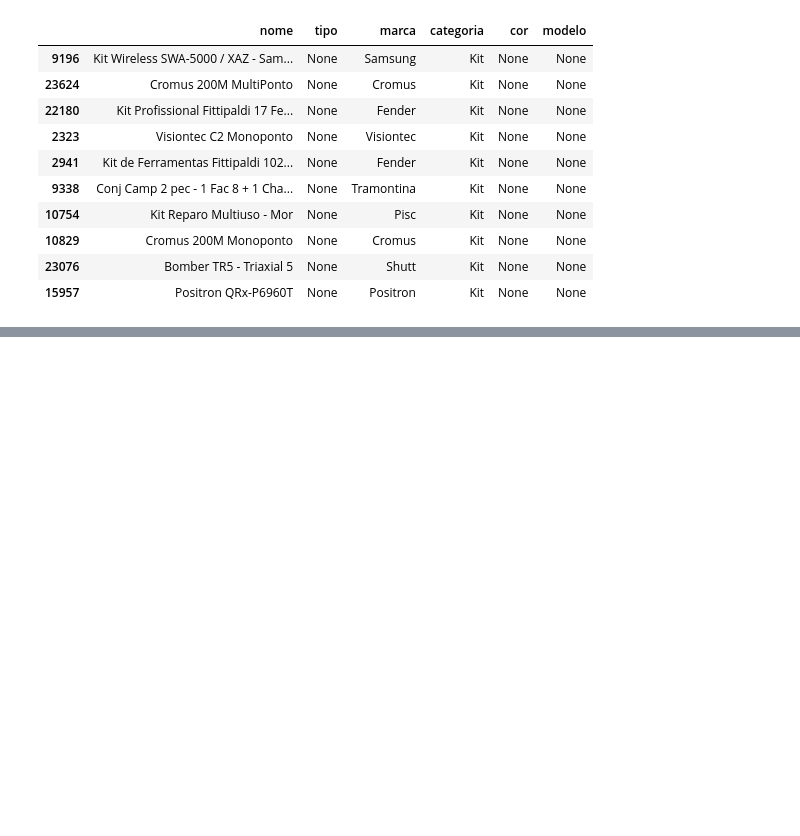
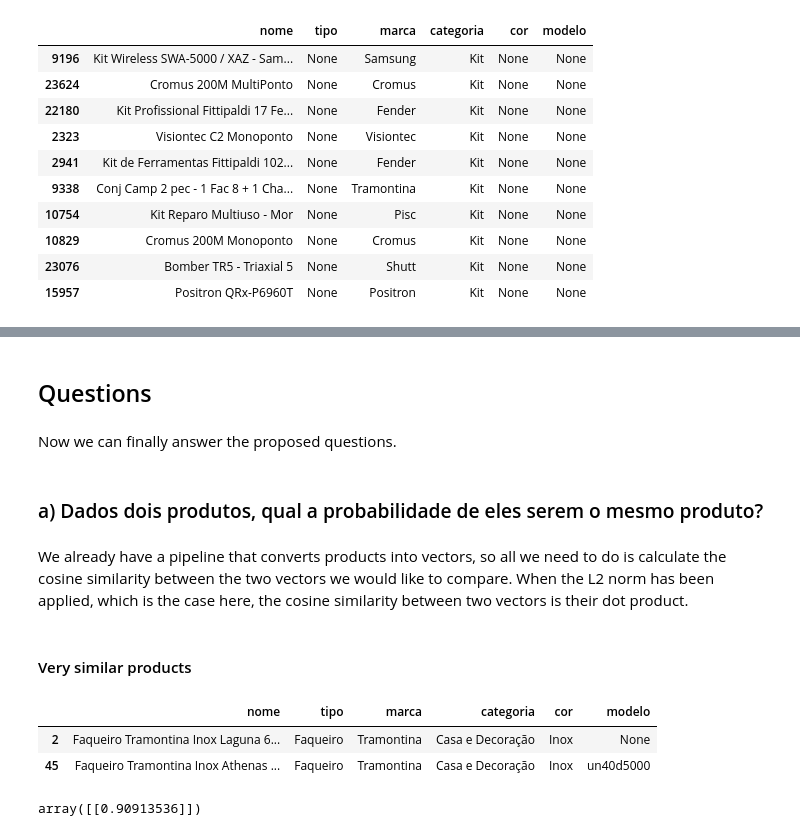
Before and after one commit to rodferro/product-matching, a Jupyter notebook: challenge_v1.ipynb, the cells around one changed output, grey strips where cells are left out. Drawn from its saved outputs; the diff is of its cells as text; code cells hidden in the pictures; blank space fills up the shorter version.

Commit message:
add answer to question a

```diff
--- a/challenge_v1.ipynb
+++ b/challenge_v1.ipynb
@@ -753,0 +681,16 @@ There still is a lot to be done. So far, we basically created models using their
+# %% [markdown]
+## Questions
+# %% [markdown]
+Now we can finally answer the proposed questions.
+# %% [markdown]
+### a) Dados dois produtos, qual a probabilidade de eles serem o mesmo produto?
+# %% [markdown]
+We already have a pipeline that converts products into vectors, so all we need to do is calculate the cosine similarity between the two vectors we would like to compare. When the L2 norm has been applied, which is the case here, the cosine similarity between two vectors is their dot product.
+# %% [markdown]
+#### Very similar products
+# %%
+df.iloc[[2, 45]]
+# %% [output]
+|  | nome | tipo | marca | categoria | cor | modelo |
+| 2 | Faqueiro Tramontina Inox Laguna 6... | Faqueiro | Tramontina | Casa e Decoração | Inox | None |
+| 45 | Faqueiro Tramontina Inox Athenas ... | Faqueiro | Tramontina | Casa e Decoração | Inox | un40d5000 |
@@ -753,0 +700,6 @@ There still is a lot to be done. So far, we basically created models using their
+# %%
+from sklearn.metrics.pairwise import cosine_similarity
+
+cosine_similarity(prod1, prod2)
+# %% [output]
+array([[0.90913536]])
```
Also changed, not shown: parts of 125 cells of this notebook.
